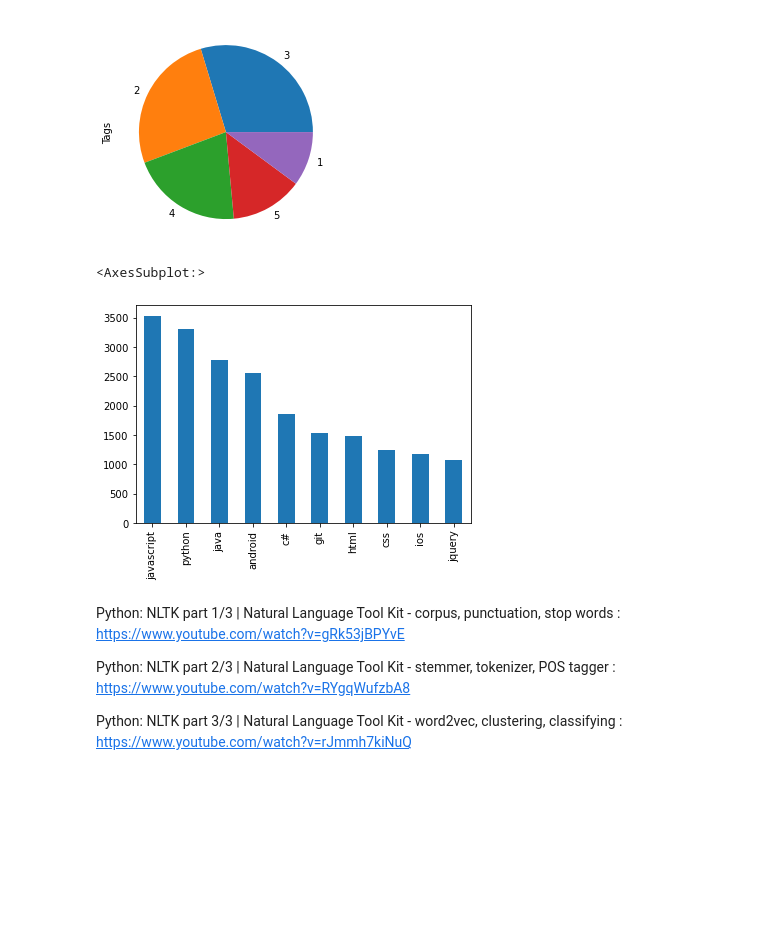
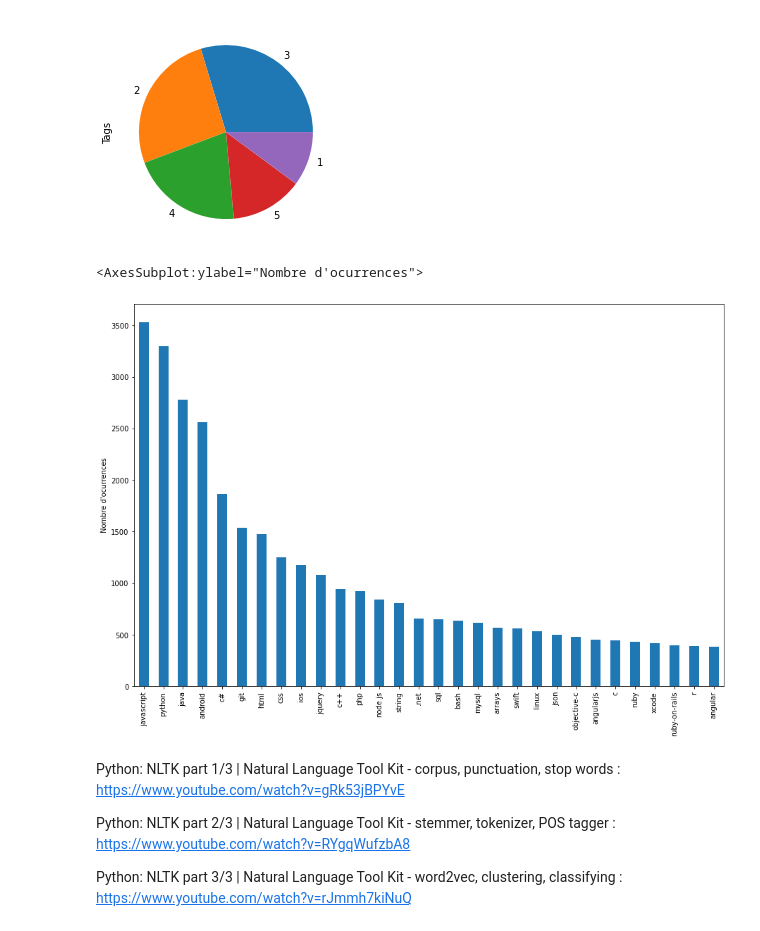
Before and after one commit to EnergyDataScientist/StackOverflow-Automate-Tags, a Jupyter notebook: P5_01_notebookexploration.ipynb, the cells around one changed output. Drawn from its saved outputs; the diff is of its cells as text; code cells hidden in the pictures; blank space fills up the shorter version.

```diff
--- a/P5_01_notebookexploration.ipynb
+++ b/P5_01_notebookexploration.ipynb
@@ -127,10 +130,12 @@ df['Tags'].apply(lambda x: len(x)).value_counts().plot.pie()
 # %%
 df_test = pd.DataFrame()
 df_test['Tags'] = [x for l in df['Tags'].to_list() for x in l]
-df_test['Tags'].value_counts().head(10).plot.bar()
+plt.subplots(figsize=(15,10))
+plt.ylabel('Nombre d\'ocurrences')
+df_test['Tags'].value_counts().head(30).plot.bar()
 # %% [output]
-<AxesSubplot:>
+<AxesSubplot:ylabel="Nombre d'ocurrences">
-[figure, old version]
+[figure, new version]
 # %% [markdown]
 Python: NLTK part 1/3 | Natural Language Tool Kit - corpus, punctuation, stop words : https://www.youtube.com/watch?v=gRk53jBPYvE
 
```
Also changed, not shown: parts of 14 cells of this notebook.
